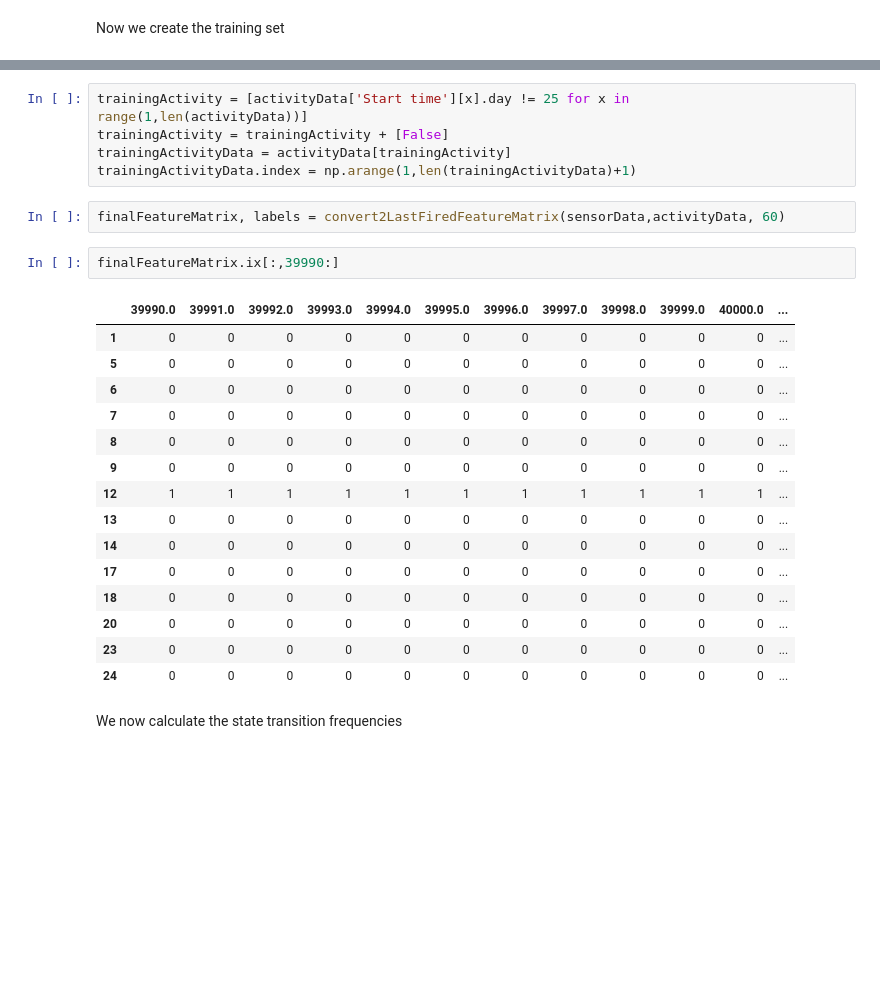
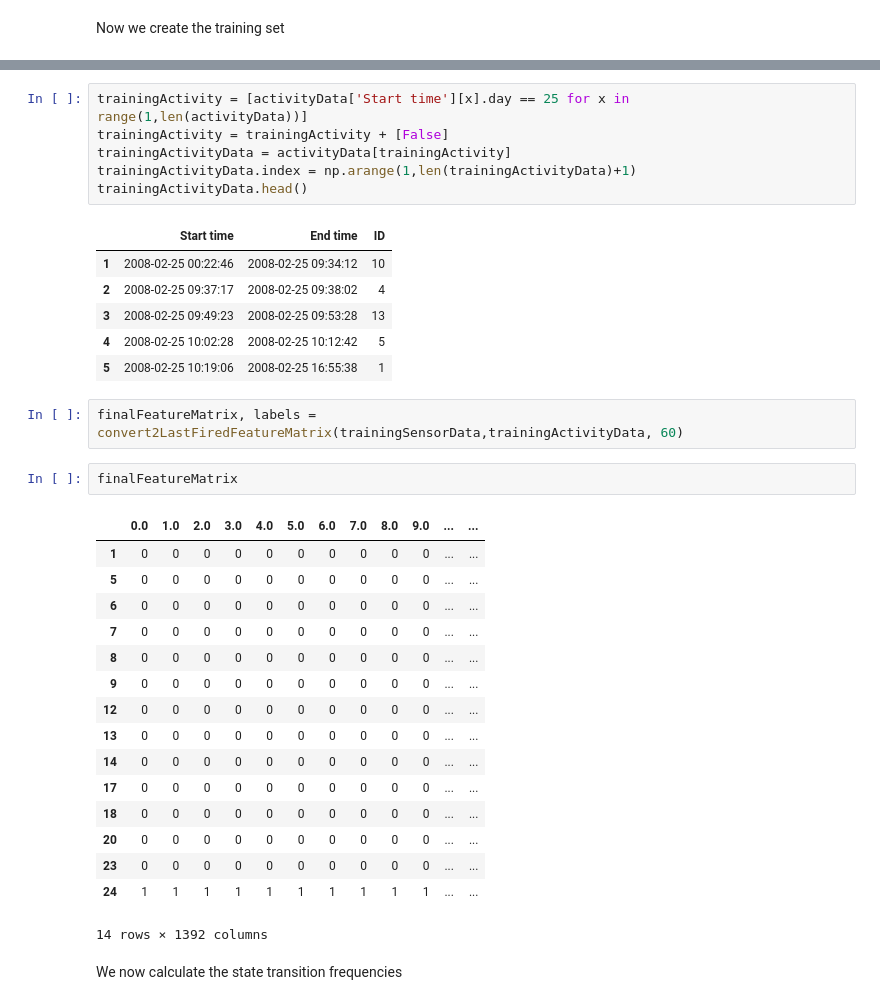
Before and after one commit to du-phan/Human-Activity-Recognition, a Jupyter notebook: Data_Munging.ipynb, the cells around one changed output, grey strips where cells are left out. Saved outputs shown, nothing was run; the diff lists cells and outputs as text; blank space fills up the shorter version.

```diff
--- a/Data_Munging.ipynb
+++ b/Data_Munging.ipynb
@@ -242,28 +250,37 @@ trainingSensorData.index = np.arange(1,len(trainingSensorData)+1)
 # %%
-trainingActivity = [activityData['Start time'][x].day != 25 for x in range(1,len(activityData))]
+trainingActivity = [activityData['Start time'][x].day == 25 for x in range(1,len(activityData))]
 trainingActivity = trainingActivity + [False]
 trainingActivityData = activityData[trainingActivity]
 trainingActivityData.index = np.arange(1,len(trainingActivityData)+1)
+trainingActivityData.head()
+# %% [output]
+|  | Start time | End time | ID |
+| 1 | 2008-02-25 00:22:46 | 2008-02-25 09:34:12 | 10 |
+| 2 | 2008-02-25 09:37:17 | 2008-02-25 09:38:02 | 4 |
+| 3 | 2008-02-25 09:49:23 | 2008-02-25 09:53:28 | 13 |
+| 4 | 2008-02-25 10:02:28 | 2008-02-25 10:12:42 | 5 |
+| 5 | 2008-02-25 10:19:06 | 2008-02-25 16:55:38 | 1 |
 # %%
-finalFeatureMatrix, labels = convert2LastFiredFeatureMatrix(sensorData,activityData, 60)
+finalFeatureMatrix, labels = convert2LastFiredFeatureMatrix(trainingSensorData,trainingActivityData, 60)
 # %%
-finalFeatureMatrix.ix[:,39990:]
+finalFeatureMatrix
 # %% [output]
-|  | 39990.0 | 39991.0 | 39992.0 | 39993.0 | 39994.0 | 39995.0 | 39996.0 | 39997.0 | 39998.0 | 39999.0 | 40000.0 | ... |
-| 1 | 0 | 0 | 0 | 0 | 0 | 0 | 0 | 0 | 0 | 0 | 0 | ... |
-| 5 | 0 | 0 | 0 | 0 | 0 | 0 | 0 | 0 | 0 | 0 | 0 | ... |
-| 6 | 0 | 0 | 0 | 0 | 0 | 0 | 0 | 0 | 0 | 0 | 0 | ... |
-| 7 | 0 | 0 | 0 | 0 | 0 | 0 | 0 | 0 | 0 | 0 | 0 | ... |
-| 8 | 0 | 0 | 0 | 0 | 0 | 0 | 0 | 0 | 0 | 0 | 0 | ... |
-| 9 | 0 | 0 | 0 | 0 | 0 | 0 | 0 | 0 | 0 | 0 | 0 | ... |
-| 12 | 1 | 1 | 1 | 1 | 1 | 1 | 1 | 1 | 1 | 1 | 1 | ... |
-| 13 | 0 | 0 | 0 | 0 | 0 | 0 | 0 | 0 | 0 | 0 | 0 | ... |
-| 14 | 0 | 0 | 0 | 0 | 0 | 0 | 0 | 0 | 0 | 0 | 0 | ... |
-| 17 | 0 | 0 | 0 | 0 | 0 | 0 | 0 | 0 | 0 | 0 | 0 | ... |
-| 18 | 0 | 0 | 0 | 0 | 0 | 0 | 0 | 0 | 0 | 0 | 0 | ... |
-| 20 | 0 | 0 | 0 | 0 | 0 | 0 | 0 | 0 | 0 | 0 | 0 | ... |
-| 23 | 0 | 0 | 0 | 0 | 0 | 0 | 0 | 0 | 0 | 0 | 0 | ... |
-| 24 | 0 | 0 | 0 | 0 | 0 | 0 | 0 | 0 | 0 | 0 | 0 | ... |
+|  | 0.0 | 1.0 | 2.0 | 3.0 | 4.0 | 5.0 | 6.0 | 7.0 | 8.0 | 9.0 | ... | ... |
+| 1 | 0 | 0 | 0 | 0 | 0 | 0 | 0 | 0 | 0 | 0 | ... | ... |
+| 5 | 0 | 0 | 0 | 0 | 0 | 0 | 0 | 0 | 0 | 0 | ... | ... |
+| 6 | 0 | 0 | 0 | 0 | 0 | 0 | 0 | 0 | 0 | 0 | ... | ... |
+| 7 | 0 | 0 | 0 | 0 | 0 | 0 | 0 | 0 | 0 | 0 | ... | ... |
+| 8 | 0 | 0 | 0 | 0 | 0 | 0 | 0 | 0 | 0 | 0 | ... | ... |
+| 9 | 0 | 0 | 0 | 0 | 0 | 0 | 0 | 0 | 0 | 0 | ... | ... |
+| 12 | 0 | 0 | 0 | 0 | 0 | 0 | 0 | 0 | 0 | 0 | ... | ... |
+| 13 | 0 | 0 | 0 | 0 | 0 | 0 | 0 | 0 | 0 | 0 | ... | ... |
+| 14 | 0 | 0 | 0 | 0 | 0 | 0 | 0 | 0 | 0 | 0 | ... | ... |
+| 17 | 0 | 0 | 0 | 0 | 0 | 0 | 0 | 0 | 0 | 0 | ... | ... |
+| 18 | 0 | 0 | 0 | 0 | 0 | 0 | 0 | 0 | 0 | 0 | ... | ... |
+| 20 | 0 | 0 | 0 | 0 | 0 | 0 | 0 | 0 | 0 | 0 | ... | ... |
+| 23 | 0 | 0 | 0 | 0 | 0 | 0 | 0 | 0 | 0 | 0 | ... | ... |
+| 24 | 1 | 1 | 1 | 1 | 1 | 1 | 1 | 1 | 1 | 1 | ... | ... |
+14 rows × 1392 columns
 # %% [markdown]
 We now calculate the state transition frequencies
 # %%
```
Also changed, not shown: parts of 13 cells of this notebook, 1 other file.
